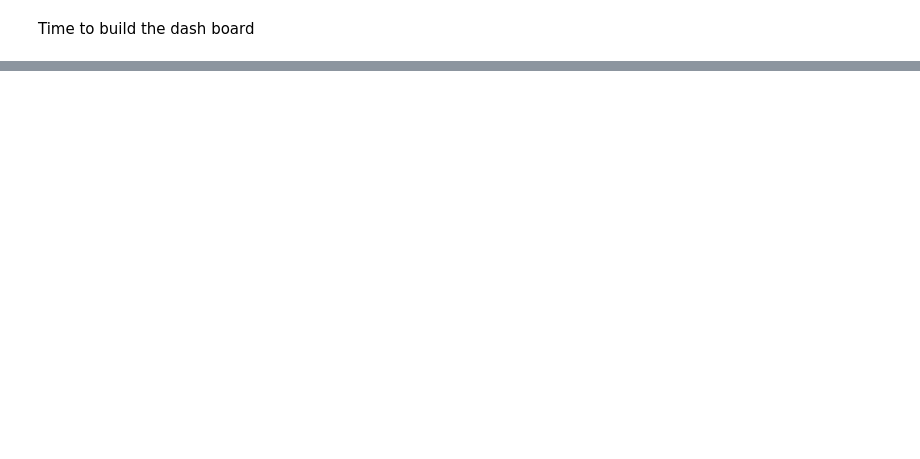
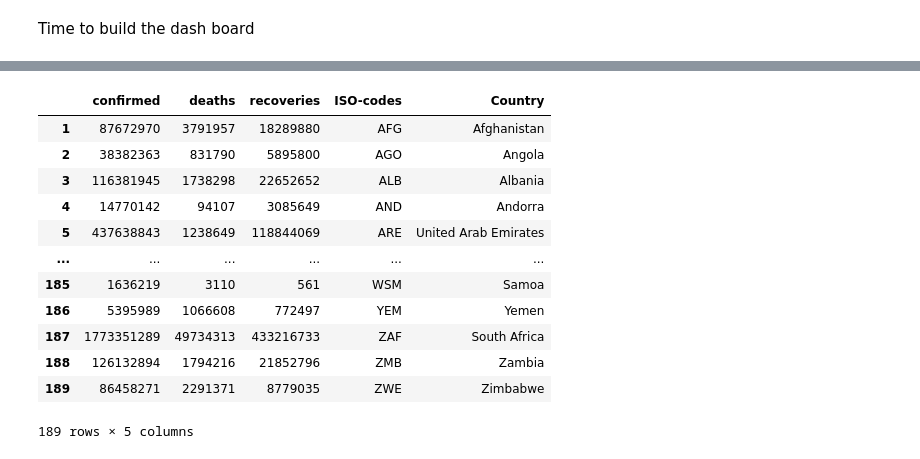
Before and after one commit to sersldmir/python_pet_projects, a Jupyter notebook: dashboard_notebook.ipynb, the cells around one changed output, grey strips where cells are left out. Cells and saved outputs as stored; diff of their text form; code cells hidden in the pictures; blank space fills up the shorter version.

```diff
--- a/dashboard_notebook.ipynb
+++ b/dashboard_notebook.ipynb
@@ -296,0 +335,21 @@ Time to build the dash board
+# %%
+#total confirmed cases, deaths, recoveries for depicting on a map
+map_data=combined_data.groupby('ISO-codes').sum()[['confirmed', 'deaths', 'recoveries']]
+map_data['ISO-codes']=map_data.index
+map_data.index=range(1, len(map_data)+1)
+map_data['Country']=map_data.apply(lambda x: pycountry_convert.country_alpha2_to_country_name(pycountry_convert.country_alpha3_to_country_alpha2(x['ISO-codes'])), axis=1)
+map_data
+# %% [output]
+|  | confirmed | deaths | recoveries | ISO-codes | Country |
+| 1 | 87672970 | 3791957 | 18289880 | AFG | Afghanistan |
+| 2 | 38382363 | 831790 | 5895800 | AGO | Angola |
+| 3 | 116381945 | 1738298 | 22652652 | ALB | Albania |
+| 4 | 14770142 | 94107 | 3085649 | AND | Andorra |
+| 5 | 437638843 | 1238649 | 118844069 | ARE | United Arab Emirates |
+| ... | ... | ... | ... | ... | ... |
+| 185 | 1636219 | 3110 | 561 | WSM | Samoa |
+| 186 | 5395989 | 1066608 | 772497 | YEM | Yemen |
+| 187 | 1773351289 | 49734313 | 433216733 | ZAF | South Africa |
+| 188 | 126132894 | 1794216 | 21852796 | ZMB | Zambia |
+| 189 | 86458271 | 2291371 | 8779035 | ZWE | Zimbabwe |
+189 rows × 5 columns
```
Also changed, not shown: parts of 33 cells of this notebook, 3 other files.
